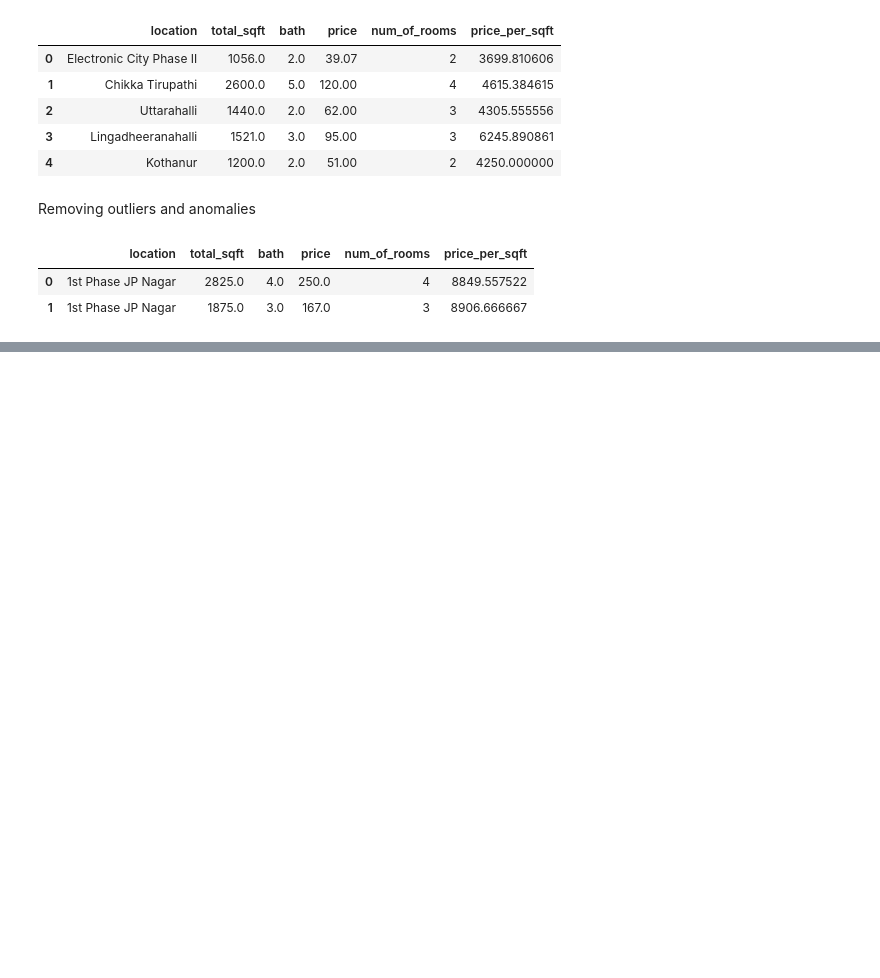
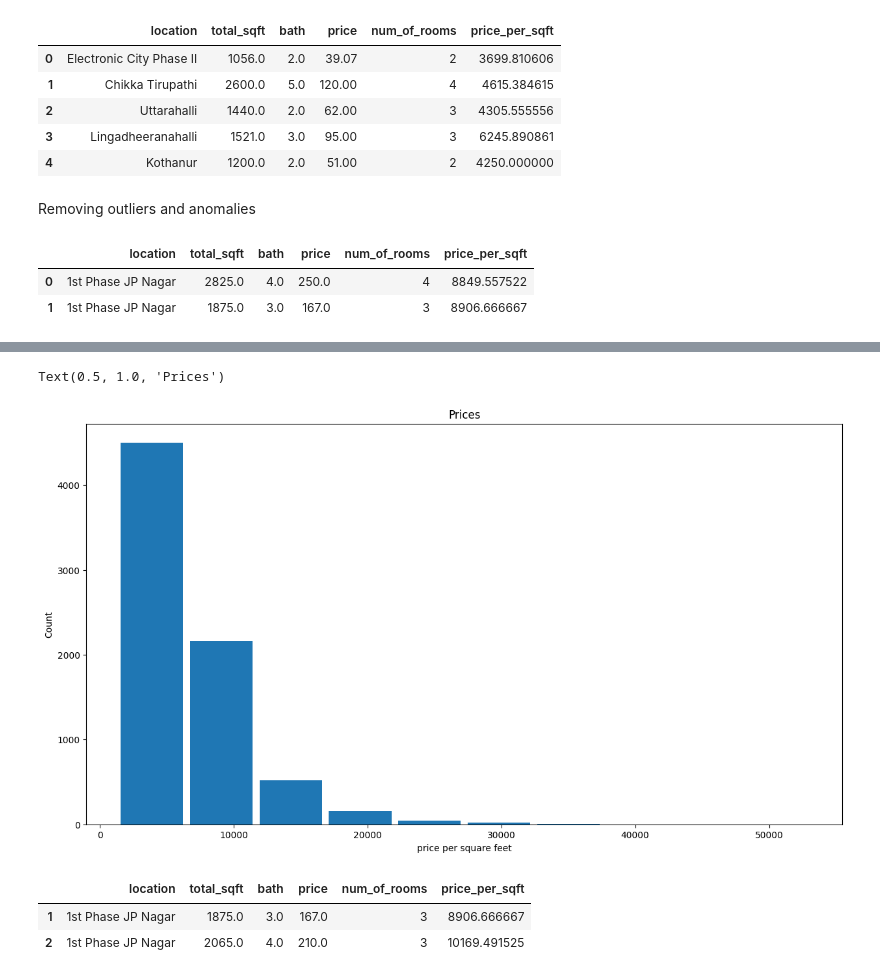
Before and after one commit to Chiemerie1/House_price_prediction, a Jupyter notebook: house_price_prediction.ipynb, the cells around one changed output, grey strips where cells are left out. Drawn from its saved outputs; the diff is of its cells as text; code cells hidden in the pictures; blank space fills up the shorter version.

```diff
--- a/house_price_prediction.ipynb
+++ b/house_price_prediction.ipynb
@@ -238,0 +274,16 @@ scatter_plt(df_cleaned, "Akshaya Nagar")
+# %%
+#plotting the price per square inch histogram
+matplotlib.rcParams["figure.figsize"] = (15, 8)
+plt.hist(cleaned_df["price_per_sqft"], rwidth=.9)
+plt.xlabel("price per square feet")
+plt.ylabel("Count")
+plt.title("Prices")
+# %% [output]
+Text(0.5, 1.0, 'Prices')
+[figure, added]
+# %%
+cleaned_df.head(2)
+# %% [output]
+|  | location | total_sqft | bath | price | num_of_rooms | price_per_sqft |
+| 1 | 1st Phase JP Nagar | 1875.0 | 3.0 | 167.0 | 3 | 8906.666667 |
+| 2 | 1st Phase JP Nagar | 2065.0 | 4.0 | 210.0 | 3 | 10169.491525 |
```
Also changed, not shown: parts of 8 cells of this notebook.
